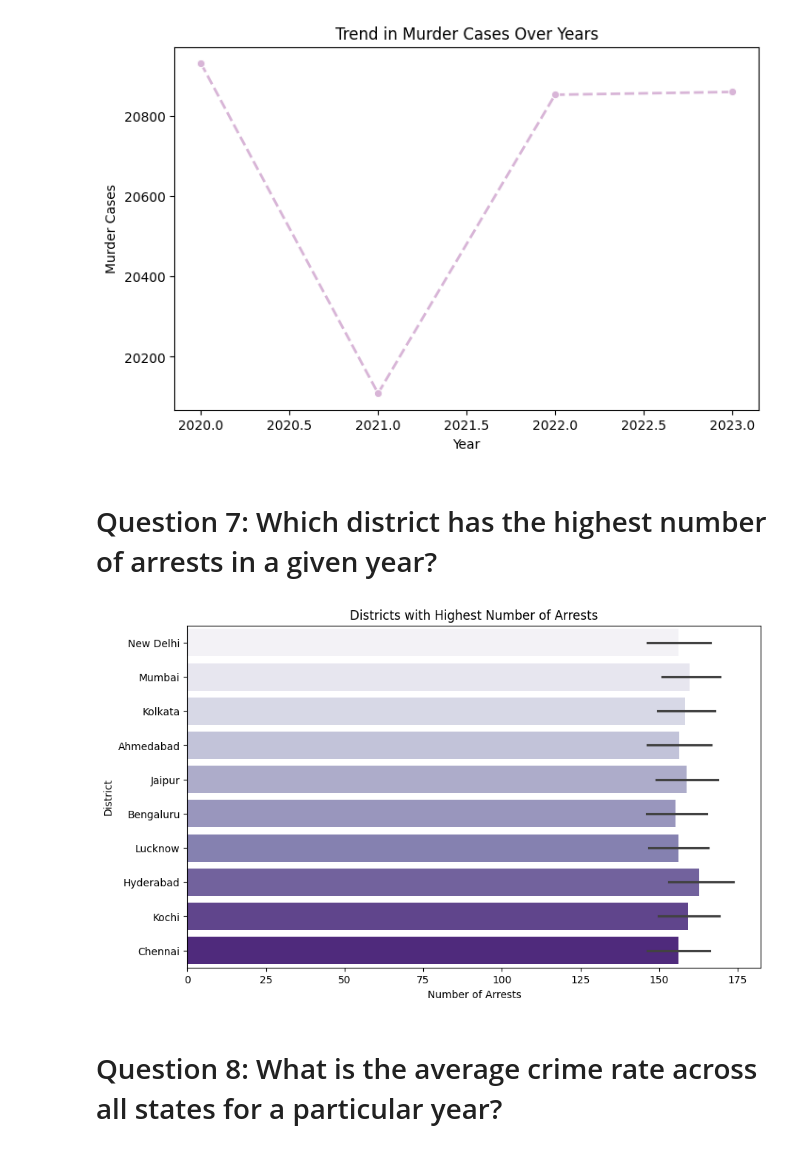
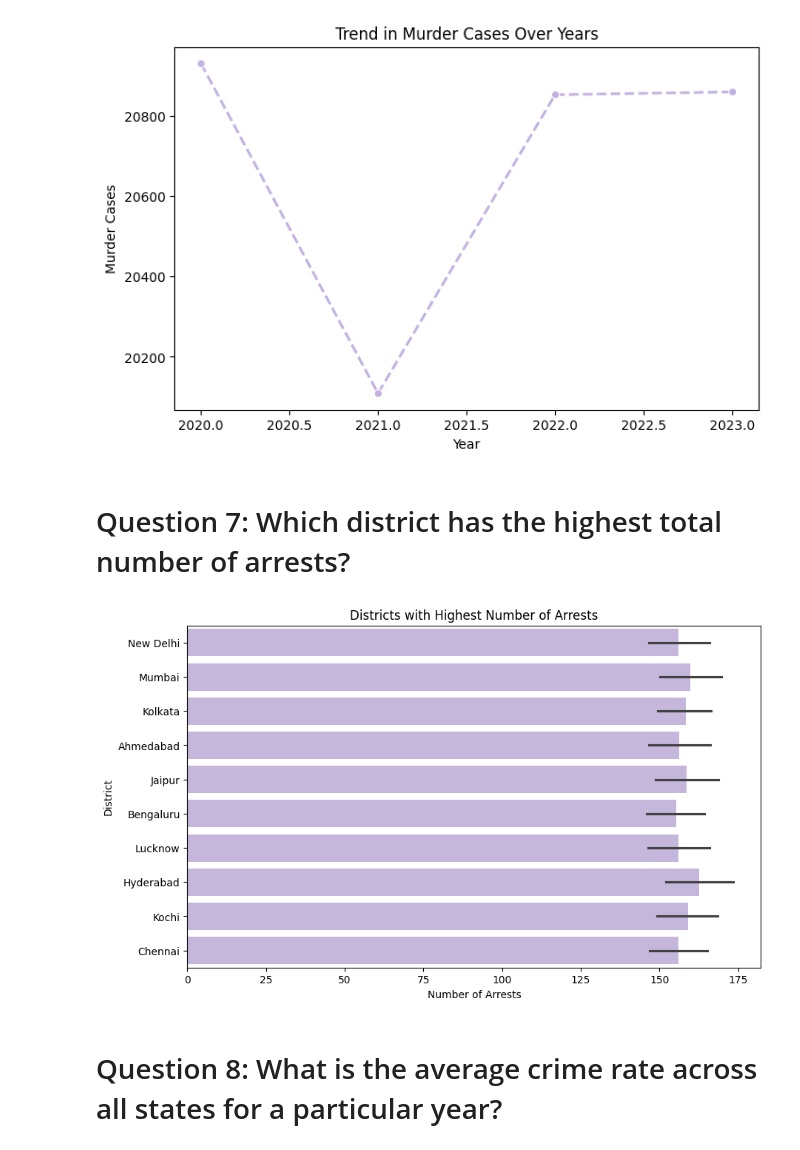
Before and after one commit to AanchalPandey16/CrimeRateAnalysis, a Jupyter notebook: CrimeRateAnalysis.ipynb, the cells around one changed output. Cells and saved outputs as stored; diff of their text form; code cells hidden in the pictures.

```diff
--- a/CrimeRateAnalysis.ipynb
+++ b/CrimeRateAnalysis.ipynb
@@ -222,16 +222,16 @@ plt.show()
 # %% [output]
 [figure]
 # %% [markdown]
-# Question 7: Which district has the highest number of arrests in a given year?
+# Question 7: Which district has the highest total number of arrests?
 # %%
 plt.figure(figsize=(10, 6))
-sns.barplot(x='Arrests', y='District', data=df, hue='District', palette='Purples')
+sns.barplot(x='Arrests', y='District', data=df,  color='#C3B1E1')
 plt.title("Districts with Highest Number of Arrests")
 plt.xlabel("Number of Arrests")
 plt.ylabel("District")
 plt.show()
 # %% [output]
-[figure, old version]
+[figure, new version]
 # %% [markdown]
 # Question 8: What is the average crime rate across all states for a particular year?
 # %%
```
Also changed, not shown: parts of 10 cells of this notebook.
